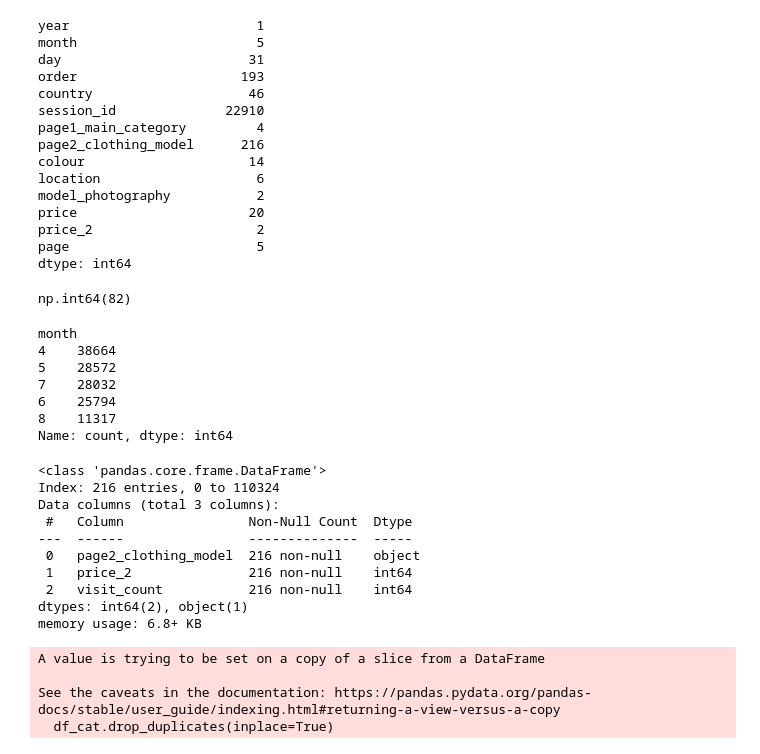
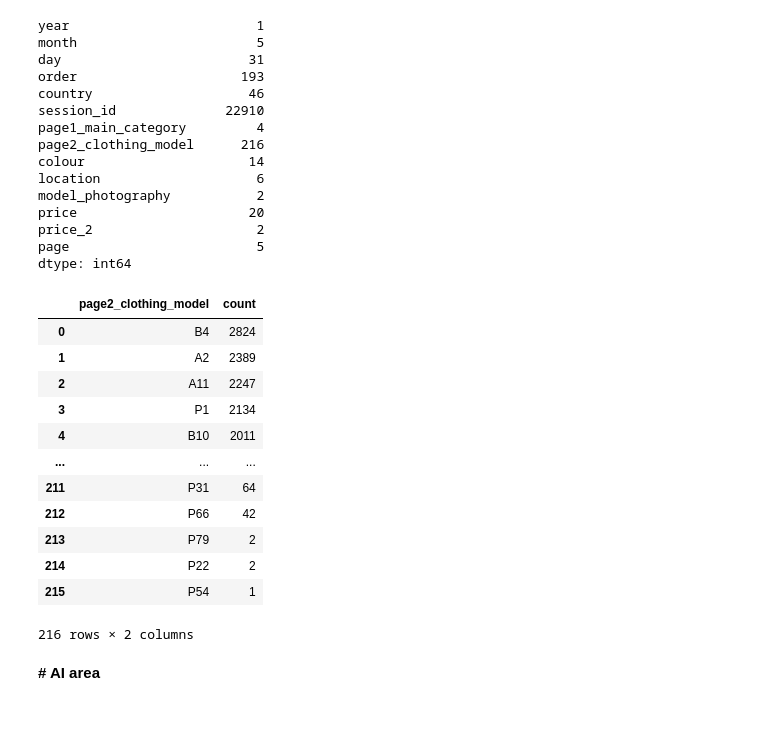
Before and after one commit to Aravind-M2/E-Commerce-Customer-conversion, a Jupyter notebook: data exploration.ipynb, the cells around one changed output. Drawn from its saved outputs; the diff is of its cells as text; code cells hidden in the pictures; blank space fills up the shorter version.

```diff
--- a/data exploration.ipynb
+++ b/data exploration.ipynb
@@ -51,48 +53,6 @@ price                      20
 price_2                     2
 page                        5
 dtype: int64
-# %%
-# data['page2_clothing_model'].value_counts()
-# data['order'].max()
-data['price'].max()
-# %% [output]
-np.int64(82)
-# %%
-data['month'].value_counts()
-# %% [output]
-month
-4    38664
-5    28572
-7    28032
-6    25794
-8    11317
-Name: count, dtype: int64
-# %%
-#identifying the clothing models that are above priced above average and below
-# df_cat = data[['page2_clothing_model','price_2']]
-
-# temp_count = df_cat['page2_clothing_model'].value_counts()
-# temp_count
-# df_cat['visit_count'] = df_cat['page2_clothing_model'].map(temp_count)
-df_cat.drop_duplicates(inplace=True)
-df_cat.info()
-#
-#afe
-# %% [output]
-<class 'pandas.core.frame.DataFrame'>
-Index: 216 entries, 0 to 110324
-Data columns (total 3 columns):
- #   Column                Non-Null Count  Dtype
----  ------                --------------  -----
- 0   page2_clothing_model  216 non-null    object
- 1   price_2               216 non-null    int64
- 2   visit_count           216 non-null    int64
-dtypes: int64(2), object(1)
-memory usage: 6.8+ KB
-A value is trying to be set on a copy of a slice from a DataFrame
-
-See the caveats in the documentation: https://pandas.pydata.org/pandas-docs/stable/user_guide/indexing.html#returning-a-view-versus-a-copy
-  df_cat.drop_duplicates(inplace=True)
 # %%
 #Data understanding - observation
 #no duplicates
@@ -101,3 +61,20 @@ See the caveats in the documentation: https://pandas.pydata.org/pandas-docs/stab
 #Encoding required for : page2_clothing_model
 # %%
 # will be using target encoding and frequency encoding for the page2_clothng_model column - refer one note
+# %%
+models = data['page2_clothing_model'].value_counts().reset_index(name = 'count')
+models
+# %% [output]
+|  | page2_clothing_model | count |
+| 0 | B4 | 2824 |
+| 1 | A2 | 2389 |
+| 2 | A11 | 2247 |
+| 3 | P1 | 2134 |
+| 4 | B10 | 2011 |
+| ... | ... | ... |
+| 211 | P31 | 64 |
+| 212 | P66 | 42 |
+| 213 | P79 | 2 |
+| 214 | P22 | 2 |
+| 215 | P54 | 1 |
+216 rows × 2 columns
@@ -103,0 +107,2 @@ See the caveats in the documentation: https://pandas.pydata.org/pandas-docs/stab
+# %% [markdown]
+**# AI area**
```
Also changed, not shown: parts of 21 cells of this notebook.
